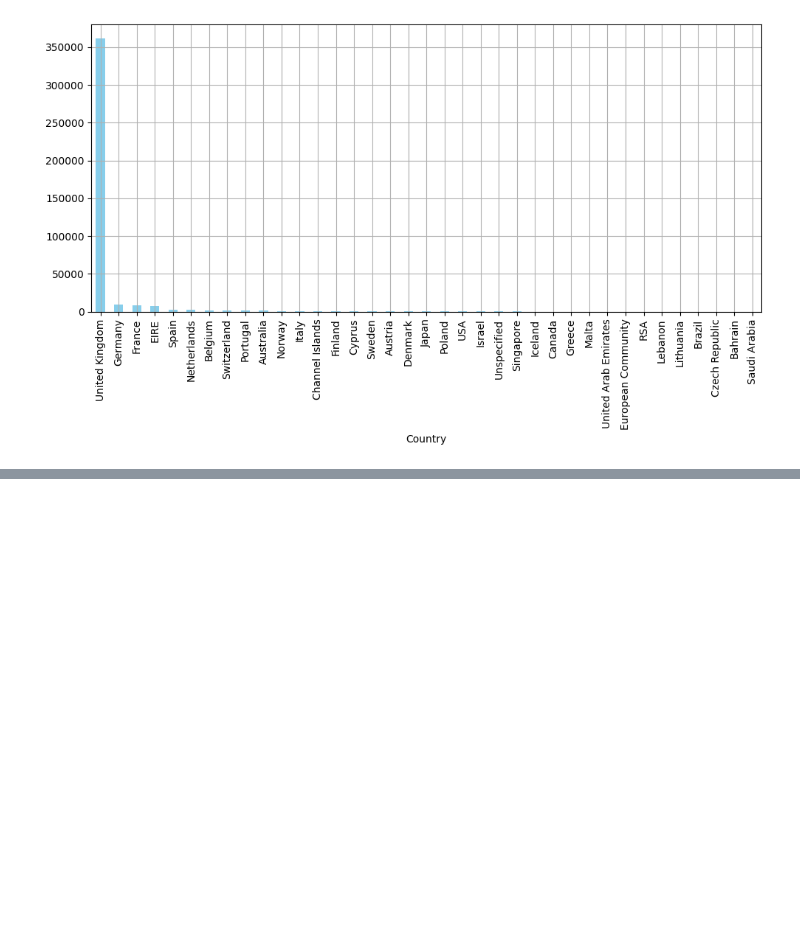
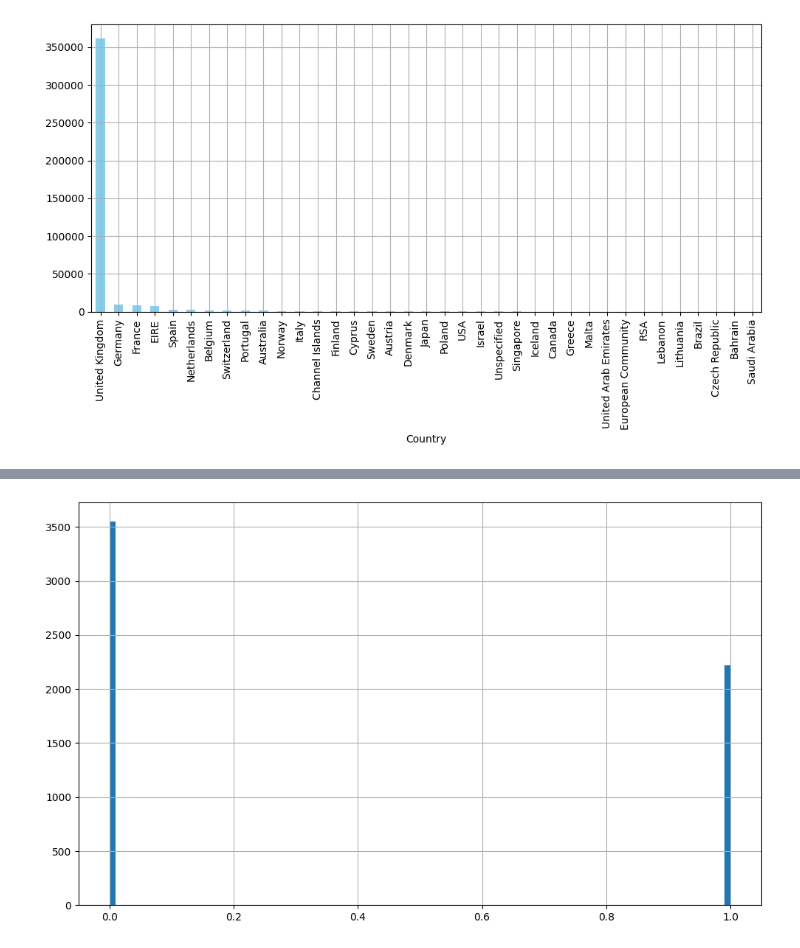
Before and after one commit to Leonel481/mlops-dtc-project, a Jupyter notebook: dev/churn.ipynb, the cells around one changed output, grey strips where cells are left out. Cells and saved outputs as stored; diff of their text form; code cells hidden in the pictures; blank space fills up the shorter version.

```diff
--- a/dev/churn.ipynb
+++ b/dev/churn.ipynb
@@ -11,3 +13,32 @@ df.head(3)
 | 0 | 536365 | 85123A | WHITE HANGING HEART T-LIGHT HOLDER | 6 | 2010-12-01 | 2.55 | 17850.0 | United Kingdom |
 | 1 | 536365 | 71053 | WHITE METAL LANTERN | 6 | 2010-12-01 | 3.39 | 17850.0 | United Kingdom |
 | 2 | 536365 | 84406B | CREAM CUPID HEARTS COAT HANGER | 8 | 2010-12-01 | 2.75 | 17850.0 | United Kingdom |
+# %%
+# INGENIERIA DE VARIABLES
+df = df[(df["Quantity"] != 0) & (df['CustomerID'].notnull())].copy()
+
+df['quantity_buy'] = np.where(df['Quantity'] > 0, df['Quantity'], 0)
+df['quantity_return'] = np.where(df['Quantity'] < 0, -df['Quantity'],0)
+
+features = df.groupby('CustomerID').agg(
+            total_compras=('InvoiceNo', 'nunique'),
+            total_productos_comprados=('quantity_buy', 'sum'),
+            total_productos_devoluciones=('quantity_return', 'sum'),
+            total_gasto_comprado=('UnitPrice', lambda x: (df.loc[x.index, 'quantity_buy'] * x).sum()),
+            total_gasto_devoluciones=('UnitPrice', lambda x: (df.loc[x.index, 'quantity_return'] * x).sum()),
+            ).reset_index()
+
+df['unique_buy'] = np.where(df['Quantity'] > 0, True, False)
+df['unique_return'] = np.where(df['Quantity'] < 0, True, False)
+
+buys = df[df['unique_buy']].groupby('CustomerID')['StockCode'].nunique().reset_index(name='products_unique_buys')
+returns = df[df['unique_return']].groupby('CustomerID')['StockCode'].nunique().reset_index(name='products_unique_return')
+
+features = features.merge(buys, on='CustomerID', how='left')
+features = features.merge(returns, on='CustomerID', how='left')
+
+features[['products_unique_buys', 'products_unique_return']] = features[
+    ['products_unique_buys', 'products_unique_return']
+].fillna(0).astype(int)
+
+features
@@ -31,0 +114,5 @@ memory usage: 33.1+ MB
+# %%
+# Data set final
+
+df_final = features.merge(df_ventanas[['CustomerID','etiqueta']], on='CustomerID', how='left')
+df_final
@@ -296,0 +503,8 @@ plt.show()
+# %%
+plt.figure(figsize=(10, 6))
+plt.hist(df_final['etiqueta'], bins=100)
+plt.grid(True)
+plt.tight_layout()
+plt.show()
+# %% [output]
+[figure, added]
```
Also changed, not shown: parts of 11 cells of this notebook.
